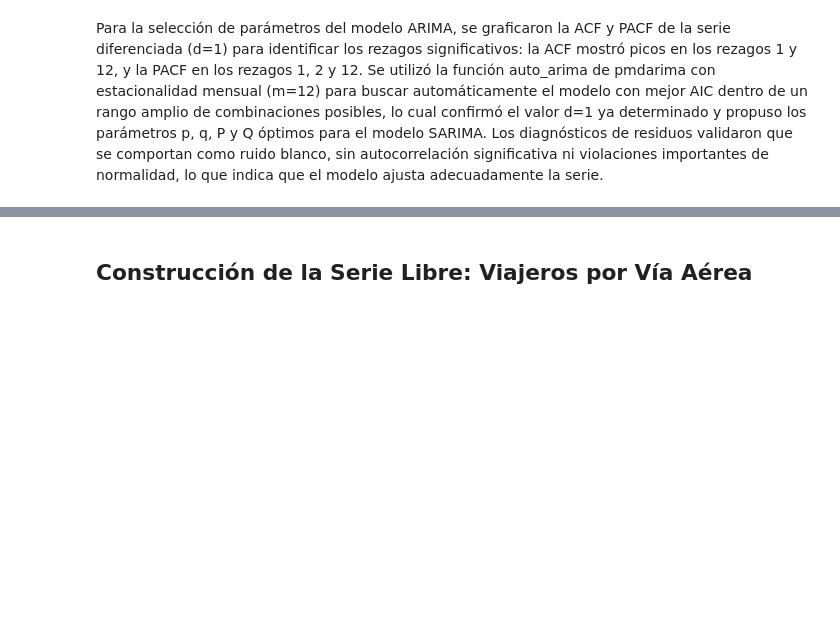
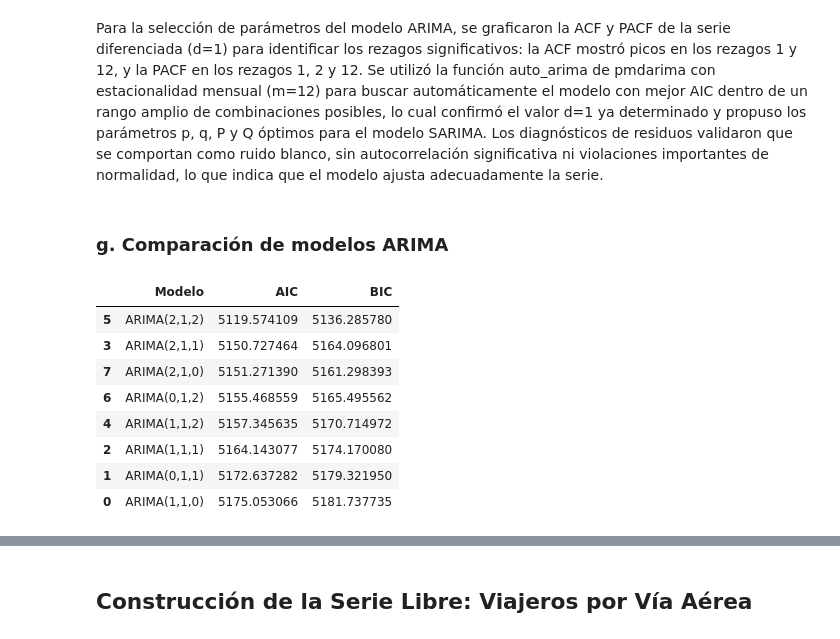
Before and after one commit to Ikeel04/Labs-DS, a Jupyter notebook: lab1_series_tiempo.ipynb, the cells around one changed output, grey strips where cells are left out. Drawn from its saved outputs; the diff is of its cells as text; code cells hidden in the pictures; blank space fills up the shorter version.

```diff
--- a/lab1_series_tiempo.ipynb
+++ b/lab1_series_tiempo.ipynb
@@ -390,3 +391,27 @@ plt.show()
 [figure]
 # %% [markdown]
 Para la selección de parámetros del modelo ARIMA, se graficaron la ACF y PACF de la serie diferenciada (d=1) para identificar los rezagos significativos: la ACF mostró picos en los rezagos 1 y 12, y la PACF en los rezagos 1, 2 y 12. Se utilizó la función auto_arima de pmdarima con estacionalidad mensual (m=12) para buscar automáticamente el modelo con mejor AIC dentro de un rango amplio de combinaciones posibles, lo cual confirmó el valor d=1 ya determinado y propuso los parámetros p, q, P y Q óptimos para el modelo SARIMA. Los diagnósticos de residuos validaron que se comportan como ruido blanco, sin autocorrelación significativa ni violaciones importantes de normalidad, lo que indica que el modelo ajusta adecuadamente la serie.
+# %% [markdown]
+### g. Comparación de modelos ARIMA
+# %%
+modelos = [(1,1,0), (0,1,1), (1,1,1), (2,1,1), (1,1,2), (2,1,2), (0,1,2), (2,1,0)]
+resultados = []
+for p, d, q in modelos:
+    try:
+        fit = ARIMA(ts, order=(p,d,q)).fit()
+        resultados.append({"Modelo": f"ARIMA({p},{d},{q})", "AIC": fit.aic, "BIC": fit.bic})
+    except Exception:
+        pass
+
+df_res = pd.DataFrame(resultados).sort_values("AIC")
+df_res
+# %% [output]
+|  | Modelo | AIC | BIC |
+| 5 | ARIMA(2,1,2) | 5119.574109 | 5136.285780 |
+| 3 | ARIMA(2,1,1) | 5150.727464 | 5164.096801 |
+| 7 | ARIMA(2,1,0) | 5151.271390 | 5161.298393 |
+| 6 | ARIMA(0,1,2) | 5155.468559 | 5165.495562 |
+| 4 | ARIMA(1,1,2) | 5157.345635 | 5170.714972 |
+| 2 | ARIMA(1,1,1) | 5164.143077 | 5174.170080 |
+| 1 | ARIMA(0,1,1) | 5172.637282 | 5179.321950 |
+| 0 | ARIMA(1,1,0) | 5175.053066 | 5181.737735 |
```
Also changed, not shown: parts of 3 cells of this notebook, 2 other files.
